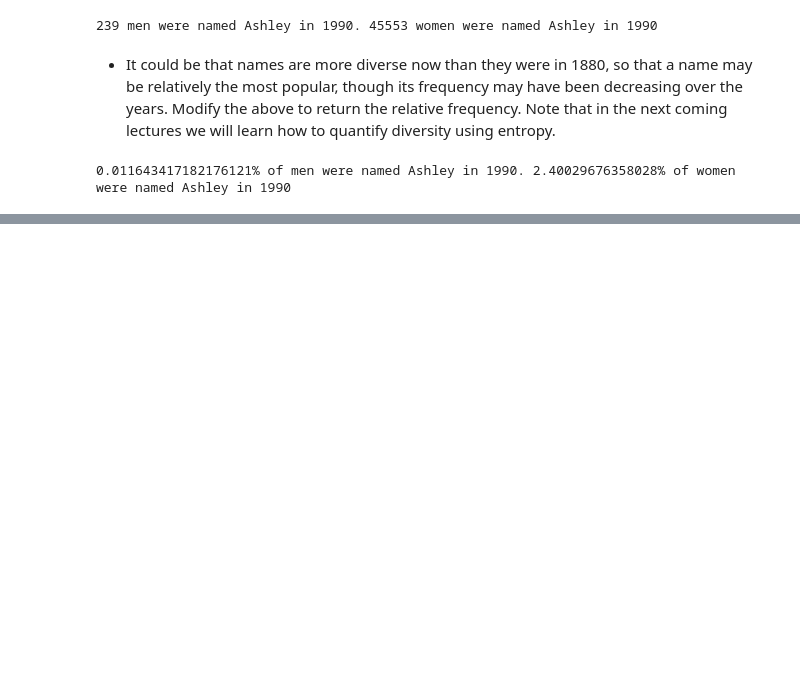
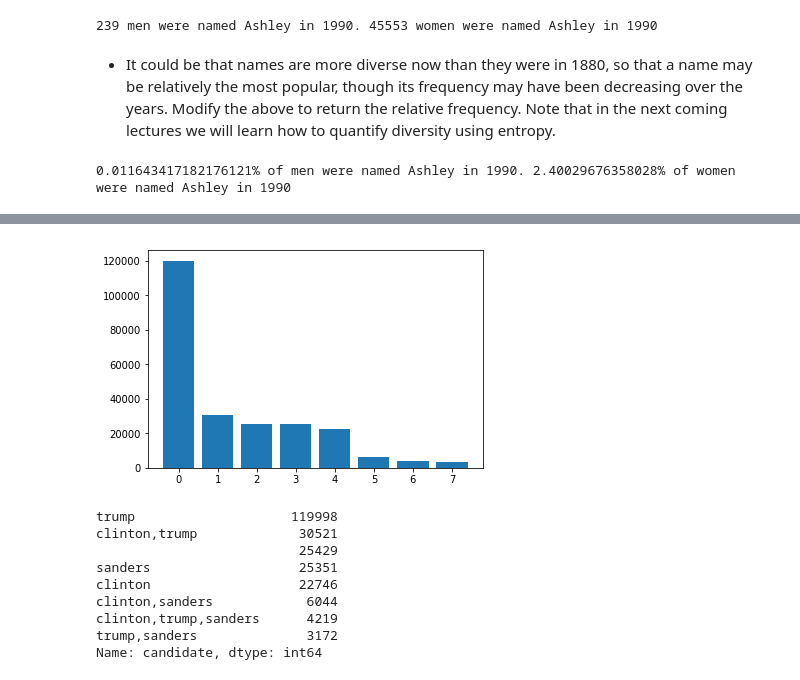
Before and after one commit to JavierPalomares90/Data_Mining_Hw1, a Jupyter notebook: Hw1b.ipynb, the cells around one changed output, grey strips where cells are left out. Saved outputs shown, nothing was run; the diff lists cells and outputs as text; code cells hidden in the pictures; blank space fills up the shorter version.

```diff
--- a/Hw1b.ipynb
+++ b/Hw1b.ipynb
@@ -301,0 +321,4 @@ print("{}% of men were named Ashley in 1990. {}% of women were named Ashley in 1
+# %%
+import pandas as pd
+tweets = pd.read_csv("tweets.csv")
+tweets.head()
@@ -301,0 +335,13 @@ print("{}% of men were named Ashley in 1990. {}% of women were named Ashley in 1
+# %%
+def get_candidate(row):
+    candidates = []
+    text = row["text"].lower()
+    if "clinton" in text or "hillary" in text:
+        candidates.append("clinton")
+    if "trump" in text or "donald" in text:
+        candidates.append("trump")
+    if "sanders" in text or "bernie" in text:
+        candidates.append("sanders")
+    return ",".join(candidates)
+
+tweets["candidate"] = tweets.apply(get_candidate,axis=1)
@@ -301,0 +356,17 @@ print("{}% of men were named Ashley in 1990. {}% of women were named Ashley in 1
+# %%
+counts = tweets["candidate"].value_counts()
+plt.bar(range(len(counts)), counts)
+plt.show()
+
+print(counts)
+# %% [output]
+[figure, added]
+trump                    119998
+clinton,trump             30521
+                          25429
+sanders                   25351
+clinton                   22746
+clinton,sanders            6044
+clinton,trump,sanders      4219
+trump,sanders              3172
+Name: candidate, dtype: int64
```
Also changed, not shown: parts of 13 cells of this notebook.
